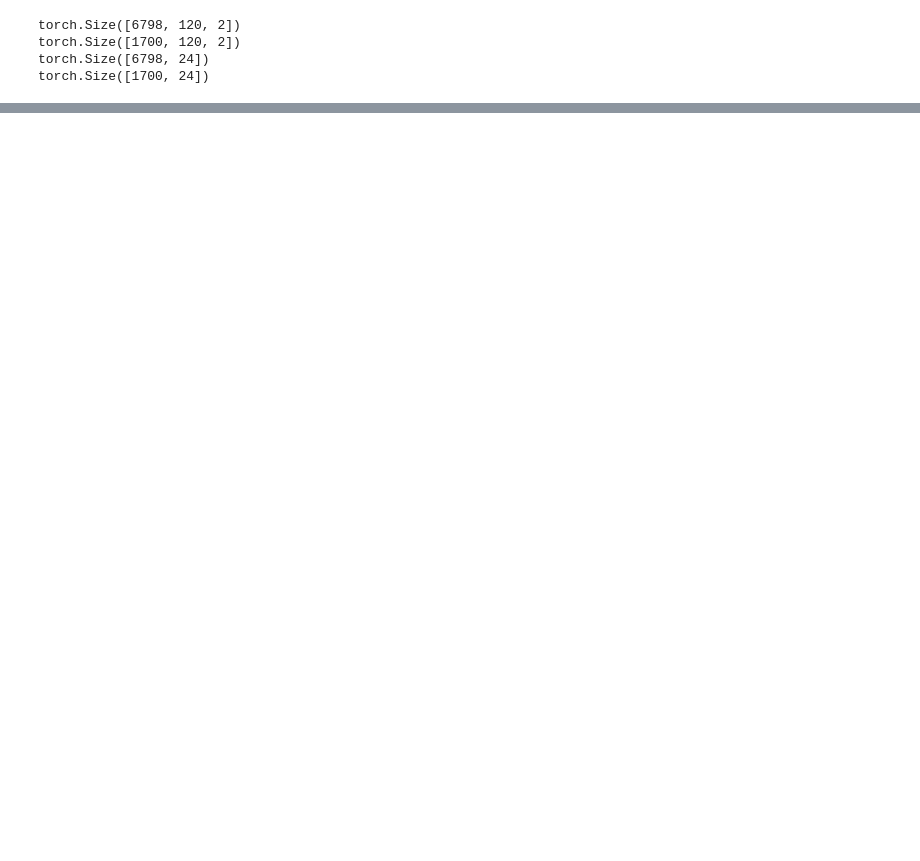
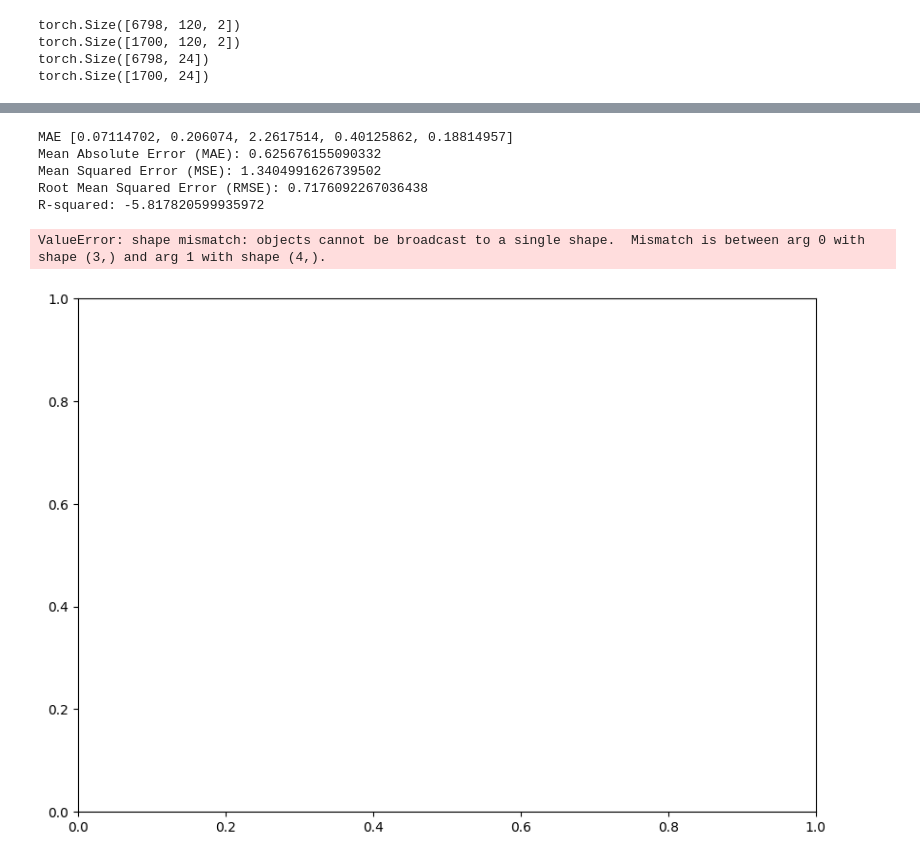
Before and after one commit to andershc/Consumption-LSTM, a Jupyter notebook: ANEO-LSTM.ipynb, the cells around one changed output, grey strips where cells are left out. Saved outputs shown, nothing was run; the diff lists cells and outputs as text; code cells hidden in the pictures; blank space fills up the shorter version.

```diff
--- a/ANEO-LSTM.ipynb
+++ b/ANEO-LSTM.ipynb
@@ -337,0 +495,50 @@ ValueError: x and y must have same first dimension, but have shapes (24,) and (1
+# %%
+print("MAE", mae_TSS)
+
+#Array of metrics
+TSS_error_metrics = np.array([np.mean(mae_TSS), np.mean(mse_TSS), np.mean(rmse_TSS), np.mean(r2_TSS)])
+
+# Array with all folds
+TSS_error_metrics_folds = [mae_TSS, mse_TSS, rmse_TSS, r2_TSS]
+
+print(f"Mean Absolute Error (MAE): {np.mean(mae_TSS)}")
+print(f"Mean Squared Error (MSE): {np.mean(mse_TSS)}")
+print(f"Root Mean Squared Error (RMSE): {np.mean(rmse_TSS)}")
+print(f"R-squared: {np.mean(r2_TSS)}")
+# %% [output]
+MAE [0.07114702, 0.206074, 2.2617514, 0.40125862, 0.18814957]
+Mean Absolute Error (MAE): 0.625676155090332
+Mean Squared Error (MSE): 1.3404991626739502
+Root Mean Squared Error (RMSE): 0.7176092267036438
+R-squared: -5.817820599935972
+# %%
+#MAE, MSE & RMSE for each fold
+for fold_nr in range(0, 5):
+    # Remove r2 from the array
+    fold_metrics = TSS_error_metrics_folds[fold_nr][:-1]
+    baseline_values = [mae_baseline, mse_baseline, rmse_baseline]
+
+    print(fold_metrics.shape())
+    print(baseline_values.shape())
+
+    labels = ['MAE', 'MSE', 'RMSE']
+    bar_width = 0.2
+
+    r1 = np.arange(len(labels))
+    r2 = [x + bar_width for x in r1]
+
+    fig, ax = plt.subplots(figsize=(10, 7))
+
+    # Create bars
+    plt.bar(r1, fold_metrics, width=bar_width, label='LSTM Cross Validation Fold' + str(fold_nr), color='lightblue')
+    plt.bar(r2, baseline_values, width=bar_width, label='Baseline (24h)', color='tan')
+
+    # Add some details
+    plt.title('Test set metrics for LSTM and Baseline models')
+    plt.xlabel('Metric')
+    plt.ylabel('Error')
+    plt.xticks([r + bar_width*0.5 for r in range(len(labels))], labels)
+    plt.legend(loc='upper right')
+# %% [output]
+ValueError: shape mismatch: objects cannot be broadcast to a single shape.  Mismatch is between arg 0 with shape (3,) and arg 1 with shape (4,).
+[figure, added]
```
Also changed, not shown: parts of 10 cells of this notebook, 13 other files.
